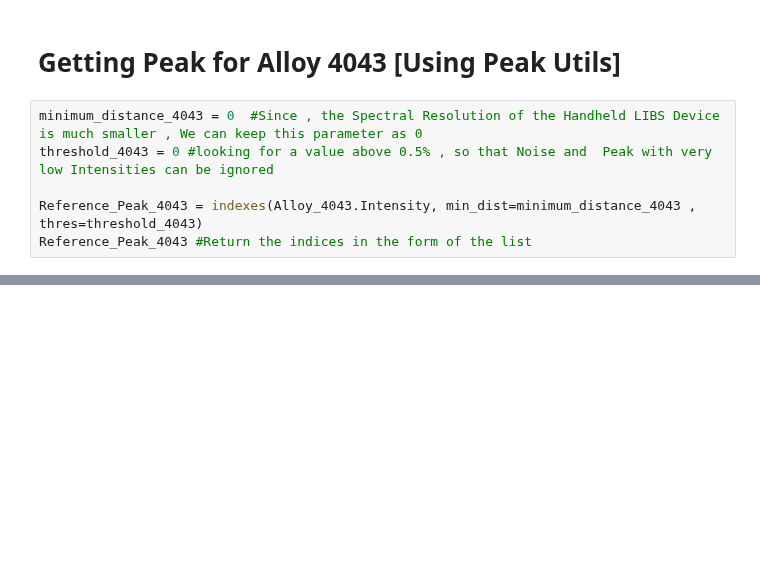
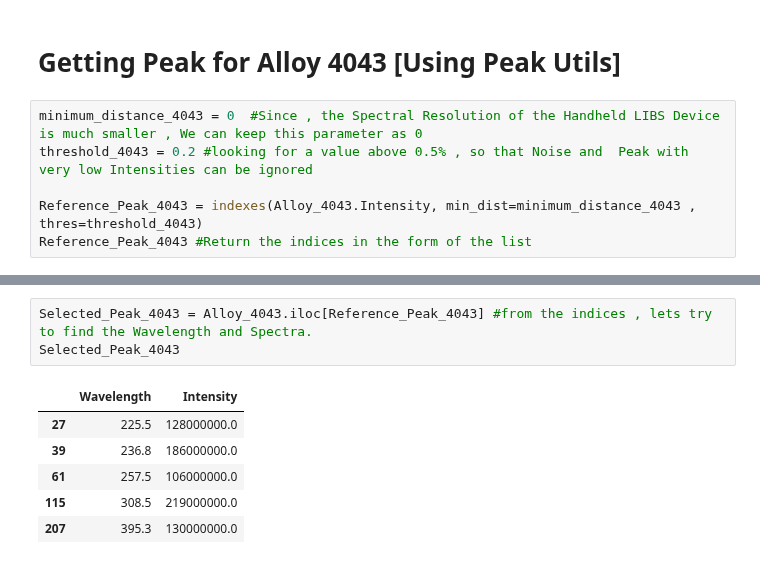
Before and after one commit to rahulrpatil3005/Handheld_LIBS, a Jupyter notebook: Al_Alloy_Analysis/Aluminium_Class.ipynb, the cells around one changed output, grey strips where cells are left out. Drawn from its saved outputs; the diff is of its cells as text; blank space fills up the shorter version.

```diff
--- a/Al_Alloy_Analysis/Aluminium_Class.ipynb
+++ b/Al_Alloy_Analysis/Aluminium_Class.ipynb
@@ -97,7 +101,7 @@ array([   3,   14,   36,   57,   78,  107,  127,  155,  192,  243,  312,
 # Getting Peak for Alloy 4043 [Using Peak Utils]
 # %%
 minimum_distance_4043 = 0  #Since , the Spectral Resolution of the Handheld LIBS Device is much smaller , We can keep this parameter as 0
-threshold_4043 = 0 #looking for a value above 0.5% , so that Noise and  Peak with very low Intensities can be ignored
+threshold_4043 = 0.2 #looking for a value above 0.5% , so that Noise and  Peak with very low Intensities can be ignored
 
 Reference_Peak_4043 = indexes(Alloy_4043.Intensity, min_dist=minimum_distance_4043 , thres=threshold_4043)
 Reference_Peak_4043 #Return the indices in the form of the list
@@ -107,0 +120,10 @@ array([   4,   27,   39,   61,   83,  115,  131,  142,  168,  207,  245,
+# %%
+Selected_Peak_4043 = Alloy_4043.iloc[Reference_Peak_4043] #from the indices , lets try to find the Wavelength and Spectra.
+Selected_Peak_4043
+# %% [output]
+|  | Wavelength | Intensity |
+| 27 | 225.5 | 128000000.0 |
+| 39 | 236.8 | 186000000.0 |
+| 61 | 257.5 | 106000000.0 |
+| 115 | 308.5 | 219000000.0 |
+| 207 | 395.3 | 130000000.0 |
```
Also changed, not shown: parts of 17 cells of this notebook, 1 other file.
